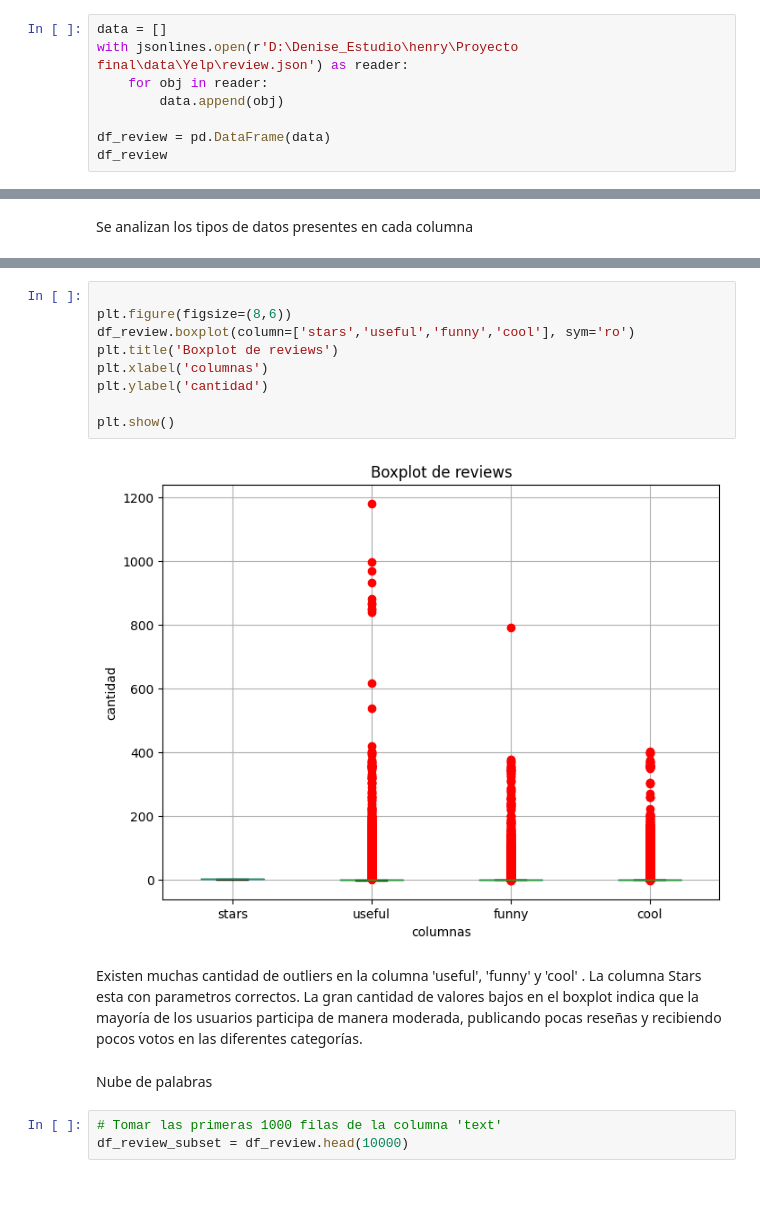
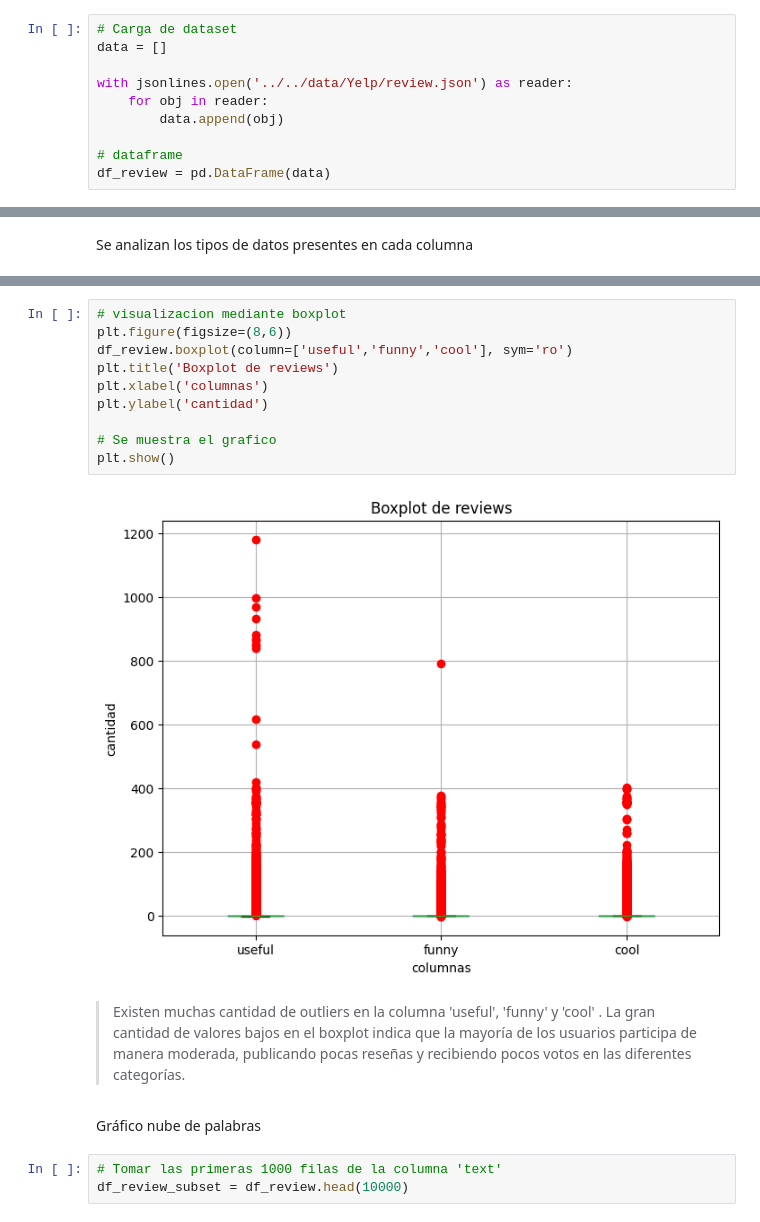
Before and after one commit to OscarMoralesMejia/Sistema-Recomendaciones-USA, a Jupyter notebook: EDA/eda_yelp.ipynb, the cells around one changed output, grey strips where cells are left out. Drawn from its saved outputs; the diff is of its cells as text; blank space fills up the shorter version.

```diff
--- a/EDA/eda_yelp.ipynb
+++ b/EDA/eda_yelp.ipynb
@@ -15,8 +21,10 @@ Cargo el dataset
 # %%
+# Carga de dataset
 data = []
-with jsonlines.open(r'D:\Denise_Estudio\henry\Proyecto final\data\Yelp\review.json') as reader:
+
+with jsonlines.open('../../data/Yelp/review.json') as reader:
     for obj in reader:
         data.append(obj)
 
+# dataframe
 df_review = pd.DataFrame(data)
-df_review
@@ -85,19 +98,20 @@ Analizamos algunas muestras
 # %%
-
+# visualizacion mediante boxplot
 plt.figure(figsize=(8,6))
-df_review.boxplot(column=['stars','useful','funny','cool'], sym='ro')
+df_review.boxplot(column=['useful','funny','cool'], sym='ro')
 plt.title('Boxplot de reviews')
 plt.xlabel('columnas')
 plt.ylabel('cantidad')
 
+# Se muestra el grafico
 plt.show()
 # %% [output]
-[figure, old version]
+[figure, new version]
 # %% [markdown]
-Existen muchas cantidad de outliers en la columna 'useful', 'funny' y 'cool' . La columna Stars esta con parametros correctos.
+>Existen muchas cantidad de outliers en la columna 'useful', 'funny' y 'cool' .
 La gran cantidad de valores bajos en el boxplot indica que la mayoría de los usuarios participa de manera moderada, publicando pocas reseñas y recibiendo pocos votos en las diferentes categorías.
 # %% [markdown]
-Nube de palabras
+Gráfico nube de palabras
 # %%
 # Tomar las primeras 1000 filas de la columna 'text'
 df_review_subset = df_review.head(10000)
```
Also changed, not shown: parts of 150 cells of this notebook.
